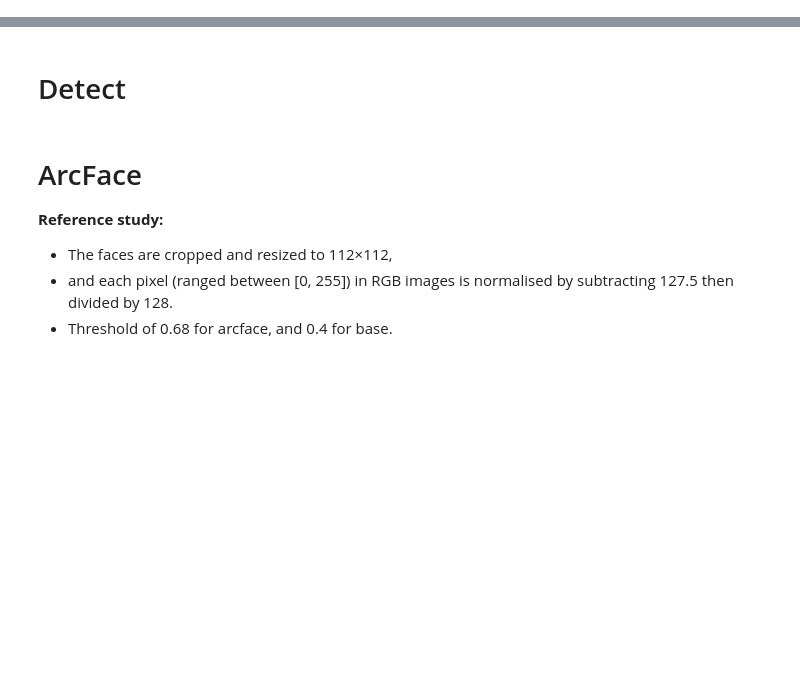
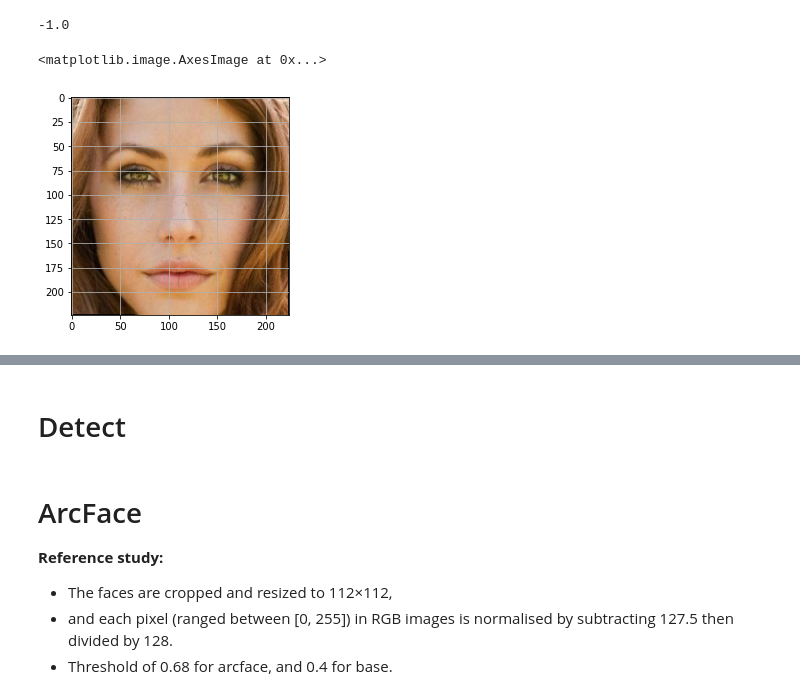
Before and after one commit to Shankar203/Microsoft-Engage-FaceRecognition, a Jupyter notebook: DeepFace.ipynb, the cells around one changed output, grey strips where cells are left out. Drawn from its saved outputs; the diff is of its cells as text; code cells hidden in the pictures; blank space fills up the shorter version.

```diff
--- a/DeepFace.ipynb
+++ b/DeepFace.ipynb
@@ -2,0 +92,10 @@
+# %%
+(a1*2 - 1).min()
+# %% [output]
+-1.0
+# %%
+plt.grid()
+plt.imshow(a[..., ::-1][0,...])
+# %% [output]
+<matplotlib.image.AxesImage at 0x...>
+[figure, added]
```
Also changed, not shown: parts of 25 cells of this notebook.
